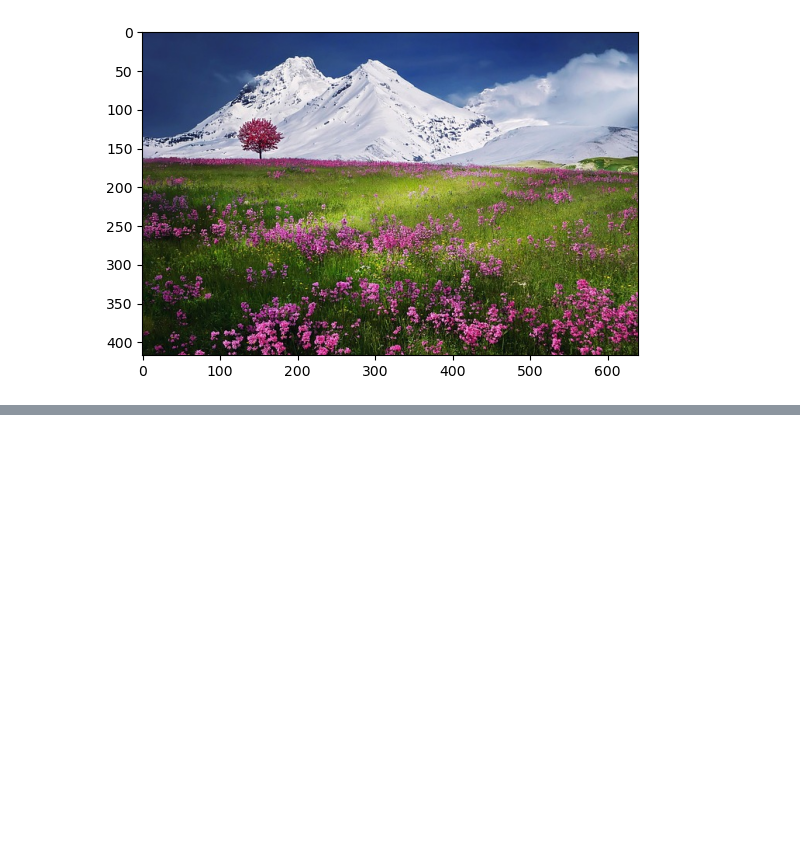
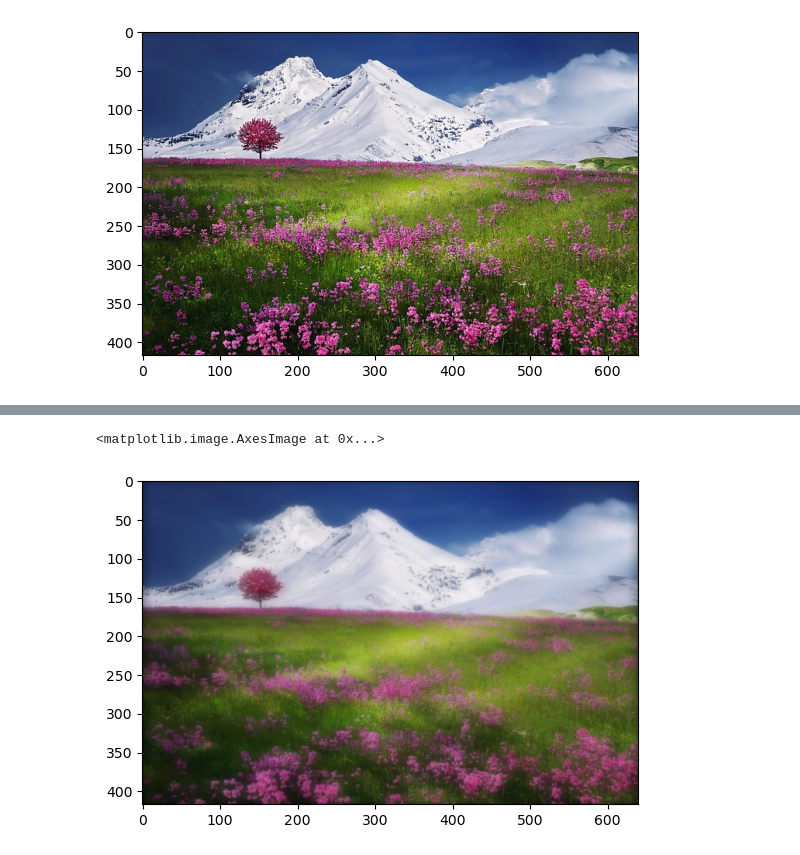
Before and after one commit to hlakams/dreamy-blur, a Jupyter notebook: camera_blurring.ipynb, the cells around one changed output, grey strips where cells are left out. Saved outputs shown, nothing was run; the diff lists cells and outputs as text; code cells hidden in the pictures; blank space fills up the shorter version.

```diff
--- a/camera_blurring.ipynb
+++ b/camera_blurring.ipynb
@@ -61,6 +54,22 @@ def conv_wrapper(img: np.ndarray, img_x: int, img_y: int, img_z: int, filter: np
     x_copy = np.uint8(x_copy)
 
     return x_copy
+# %%
+# take weighted average of two similar images (portion of each layer)
+# bias: 0.0 towards img_1, 1.0 towards img_2
+def weighted_blend(img_1: np.ndarray, img_2: np.ndarray, img_x: int, img_y: int, img_z: int, bias: float) -> np.ndarray:
+    # new placeholder for filter
+    x_copy = np.zeros((img_x, img_y, img_z))
+
+    # perform weighting by iterating over all indices
+    for k in range(img_z):
+        for i in range(img_x):
+            for j in range(img_y):
+                # get portions from bias and take sum
+                x_copy[i,j,k] = ((1-bias) * img_1[i,j,k]) + (bias * img_2[i,j,k])
+
+    # done
+    return np.uint8(x_copy)
 # %% [markdown]
 ### Usage
 # %%
@@ -93,0 +117,8 @@ plt.imshow(base_1)
+# %%
+combo_1 = weighted_blend(img, base_1, img_x, img_y, img_z, 0.75)
+combo_2 = weighted_blend(combo_1, base_2, img_x, img_y, img_z, 0.25)
+
+plt.imshow(combo_2)
+# %% [output]
+<matplotlib.image.AxesImage at 0x...>
+[figure, added]
```
Also changed, not shown: parts of 12 cells of this notebook, 3 other files.
